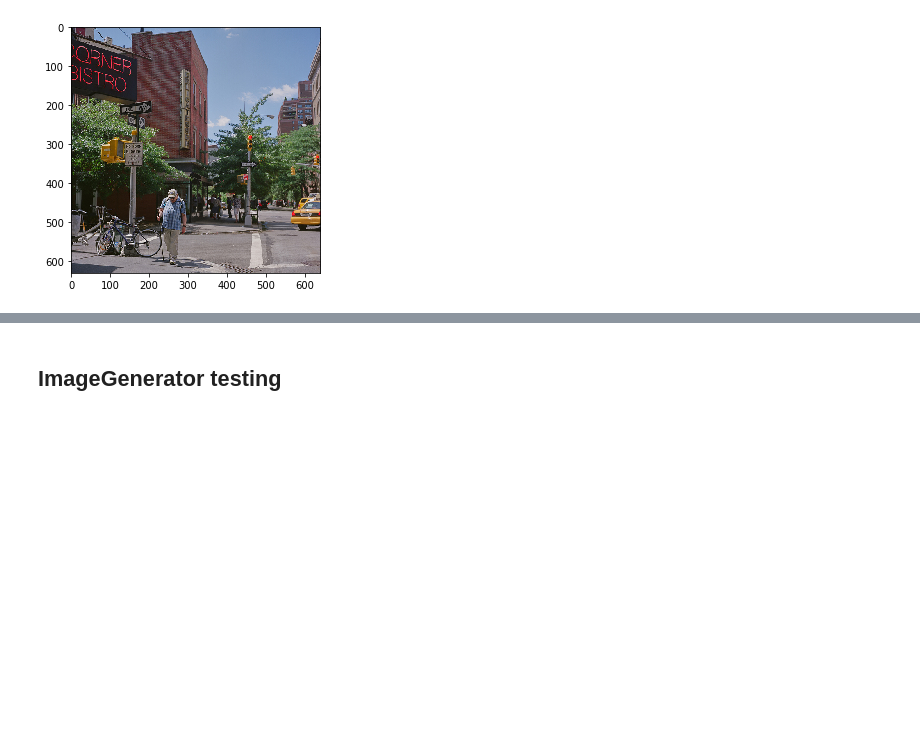
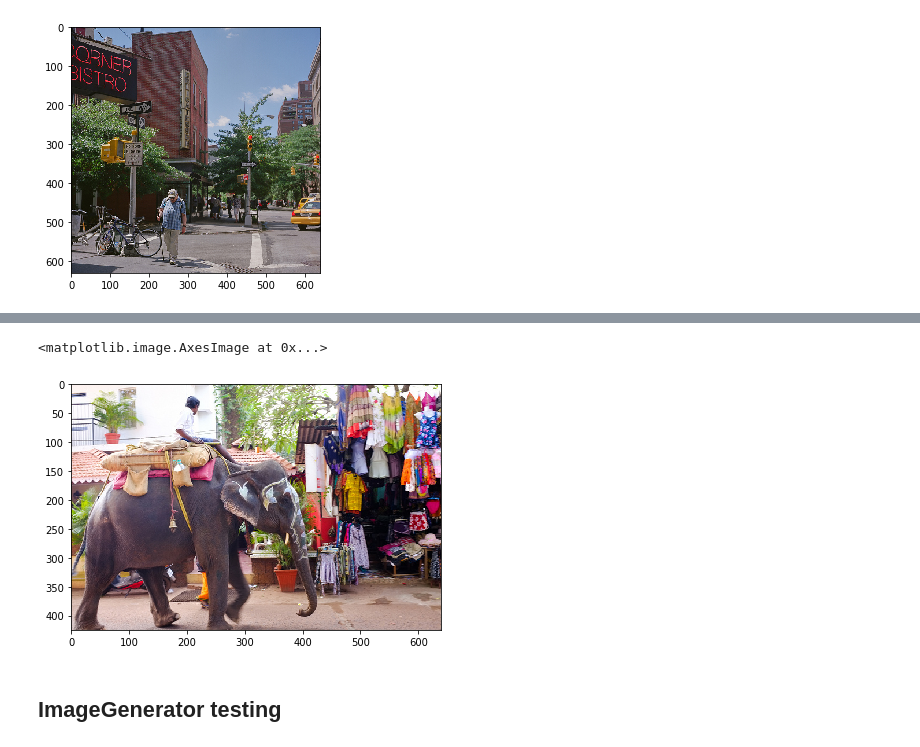
Before and after one commit to mosqueteiro/detecting_trafficlights, a Jupyter notebook: notebooks/Testing_environment.ipynb, the cells around one changed output, grey strips where cells are left out. Cells and saved outputs as stored; diff of their text form; code cells hidden in the pictures; blank space fills up the shorter version.

```diff
--- a/notebooks/Testing_environment.ipynb
+++ b/notebooks/Testing_environment.ipynb
@@ -347,3 +347,8 @@ imsave('../images/traffic_light_4.png', img)
+# %%
+imshow(imread('../images/no_light_4.png'))
+# %% [output]
+<matplotlib.image.AxesImage at 0x...>
+[figure, added]
 # %% [markdown]
 ## ImageGenerator testing
 # %%
```
Also changed, not shown: parts of 3 cells of this notebook, 4 other files.
